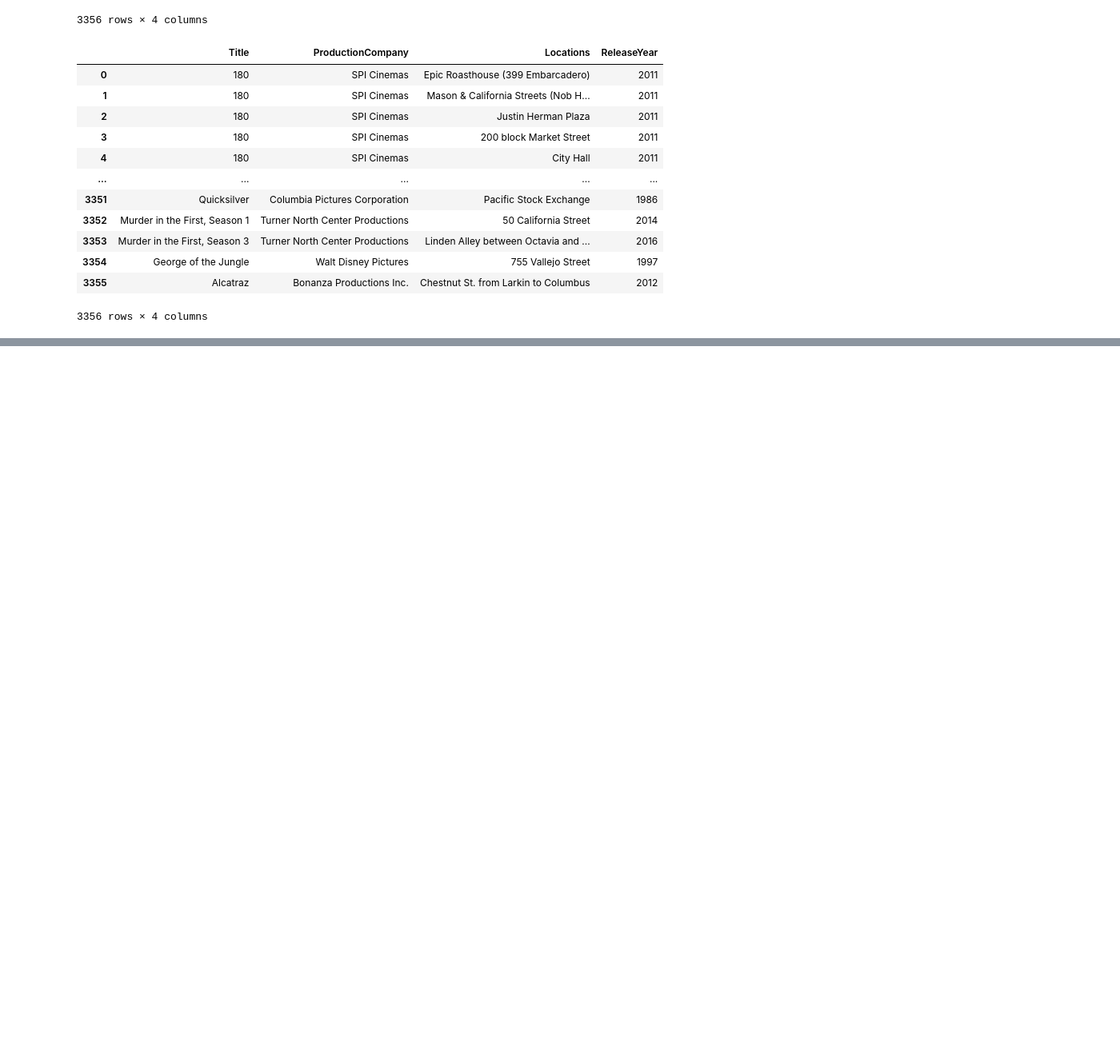
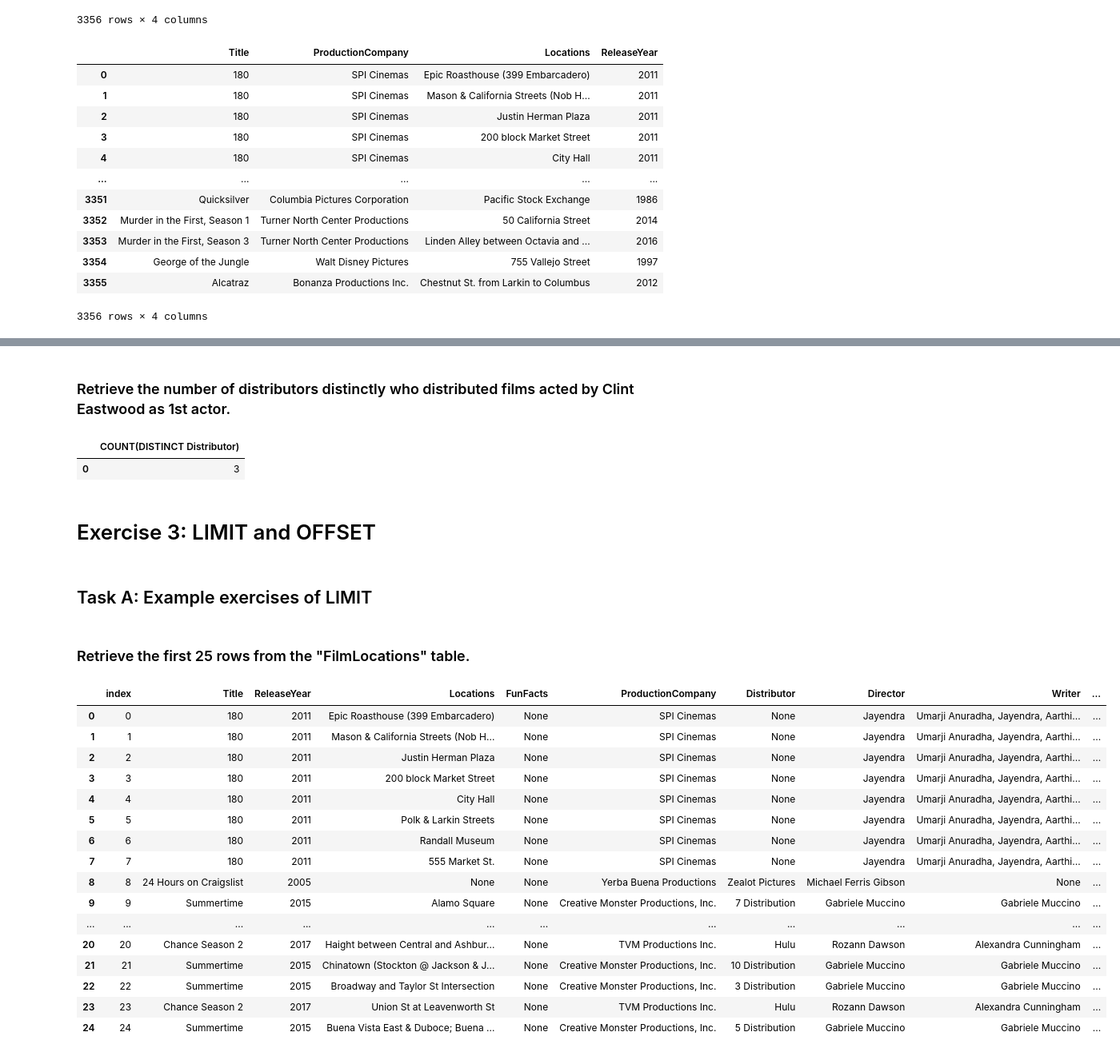
Before and after one commit to iampramodyadav/SQL, a Jupyter notebook: SQL_Hands_on_Lab_(IBM_Coursera).ipynb, the cells around one changed output, grey strips where cells are left out. Shown: that part at 80% size. Saved outputs shown, nothing was run; the diff lists cells and outputs as text; code cells hidden in the pictures; blank space fills up the shorter version.

```diff
--- a/SQL_Hands_on_Lab_(IBM_Coursera).ipynb
+++ b/SQL_Hands_on_Lab_(IBM_Coursera).ipynb
@@ -249,0 +513,39 @@ pd.read_sql_query(sql="""SELECT Title, ProductionCompany, Locations, ReleaseYear
+# %% [markdown]
+### Retrieve the number of distributors distinctly who distributed films acted by Clint Eastwood as 1st actor.
+# %%
+pd.read_sql_query(sql="""
+                        SELECT COUNT(DISTINCT Distributor) FROM FilmLocations
+                        WHERE Actor1="Clint Eastwood"
+                        """,con=temp_db)
+# %% [output]
+|  | COUNT(DISTINCT Distributor) |
+| 0 | 3 |
+# %% [markdown]
+# Exercise 3: LIMIT  and OFFSET
+# %% [markdown]
+## Task A: Example exercises of LIMIT
+# %% [markdown]
+### Retrieve the first 25 rows from the "FilmLocations" table.
+# %%
+pd.read_sql_query(sql="""
+                          SELECT * FROM FilmLOcations
+                          LIMIT 25
+                        """,con=temp_db)
+# %% [output]
+|  | index | Title | ReleaseYear | Locations | FunFacts | ProductionCompany | Distributor | Director | Writer | ... |
+| 0 | 0 | 180 | 2011 | Epic Roasthouse (399 Embarcadero) | None | SPI Cinemas | None | Jayendra | Umarji Anuradha, Jayendra, Aarthi... | ... |
+| 1 | 1 | 180 | 2011 | Mason & California Streets (Nob H... | None | SPI Cinemas | None | Jayendra | Umarji Anuradha, Jayendra, Aarthi... | ... |
+| 2 | 2 | 180 | 2011 | Justin Herman Plaza | None | SPI Cinemas | None | Jayendra | Umarji Anuradha, Jayendra, Aarthi... | ... |
+| 3 | 3 | 180 | 2011 | 200 block Market Street | None | SPI Cinemas | None | Jayendra | Umarji Anuradha, Jayendra, Aarthi... | ... |
+| 4 | 4 | 180 | 2011 | City Hall | None | SPI Cinemas | None | Jayendra | Umarji Anuradha, Jayendra, Aarthi... | ... |
+| 5 | 5 | 180 | 2011 | Polk & Larkin Streets | None | SPI Cinemas | None | Jayendra | Umarji Anuradha, Jayendra, Aarthi... | ... |
+| 6 | 6 | 180 | 2011 | Randall Museum | None | SPI Cinemas | None | Jayendra | Umarji Anuradha, Jayendra, Aarthi... | ... |
+| 7 | 7 | 180 | 2011 | 555 Market St. | None | SPI Cinemas | None | Jayendra | Umarji Anuradha, Jayendra, Aarthi... | ... |
+| 8 | 8 | 24 Hours on Craigslist | 2005 | None | None | Yerba Buena Productions | Zealot Pictures | Michael Ferris Gibson | None | ... |
+| 9 | 9 | Summertime | 2015 | Alamo Square | None | Creative Monster Productions, Inc. | 7 Distribution | Gabriele Muccino | Gabriele Muccino | ... |
+| ... | ... | ... | ... | ... | ... | ... | ... | ... | ... | ... |
+| 20 | 20 | Chance Season 2 | 2017 | Haight between Central and Ashbur... | None | TVM Productions Inc. | Hulu | Rozann Dawson | Alexandra Cunningham | ... |
+| 21 | 21 | Summertime | 2015 | Chinatown (Stockton @ Jackson & J... | None | Creative Monster Productions, Inc. | 10 Distribution | Gabriele Muccino | Gabriele Muccino | ... |
+| 22 | 22 | Summertime | 2015 | Broadway and Taylor St Intersection | None | Creative Monster Productions, Inc. | 3 Distribution | Gabriele Muccino | Gabriele Muccino | ... |
+| 23 | 23 | Chance Season 2 | 2017 | Union St at Leavenworth St | None | TVM Productions Inc. | Hulu | Rozann Dawson | Alexandra Cunningham | ... |
+| 24 | 24 | Summertime | 2015 | Buena Vista East & Duboce; Buena ... | None | Creative Monster Productions, Inc. | 5 Distribution | Gabriele Muccino | Gabriele Muccino | ... |
```
Also changed, not shown: parts of 49 cells of this notebook.
